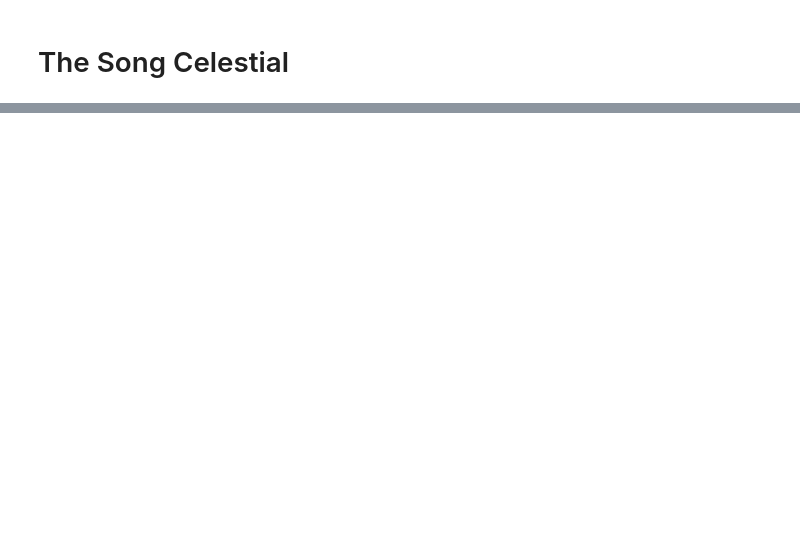
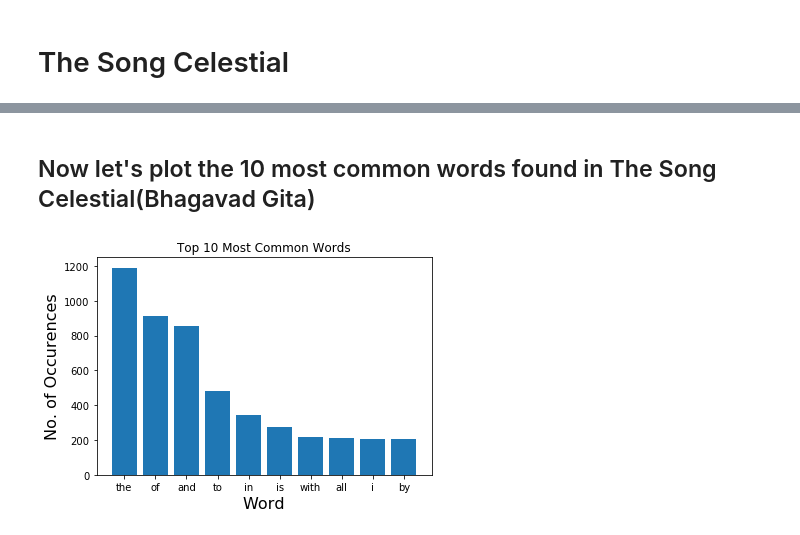
Before and after one commit to insomniac-tk/LetterFrequencies, a Jupyter notebook: Relative Frequency Of Letter In The English Language.ipynb, the cells around one changed output, grey strips where cells are left out. Drawn from its saved outputs; the diff is of its cells as text; code cells hidden in the pictures; blank space fills up the shorter version.

```diff
--- a/Relative Frequency Of Letter In The English Language.ipynb
+++ b/Relative Frequency Of Letter In The English Language.ipynb
@@ -111,0 +141,8 @@ plot(data)
+# %% [markdown]
+## Now let's plot the 10 most common words found in The Song Celestial(Bhagavad Gita)
+# %%
+# Let's call the most_common_10_words function
+result = most_common_10_words(file_data)
+plot_words(result)
+# %% [output]
+[figure, added]
```
Also changed, not shown: parts of 13 cells of this notebook.
